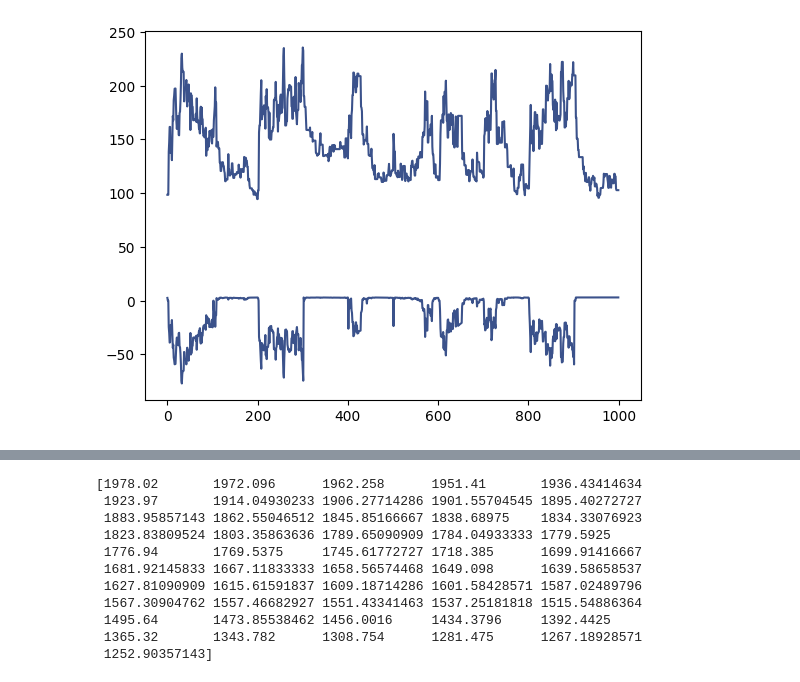
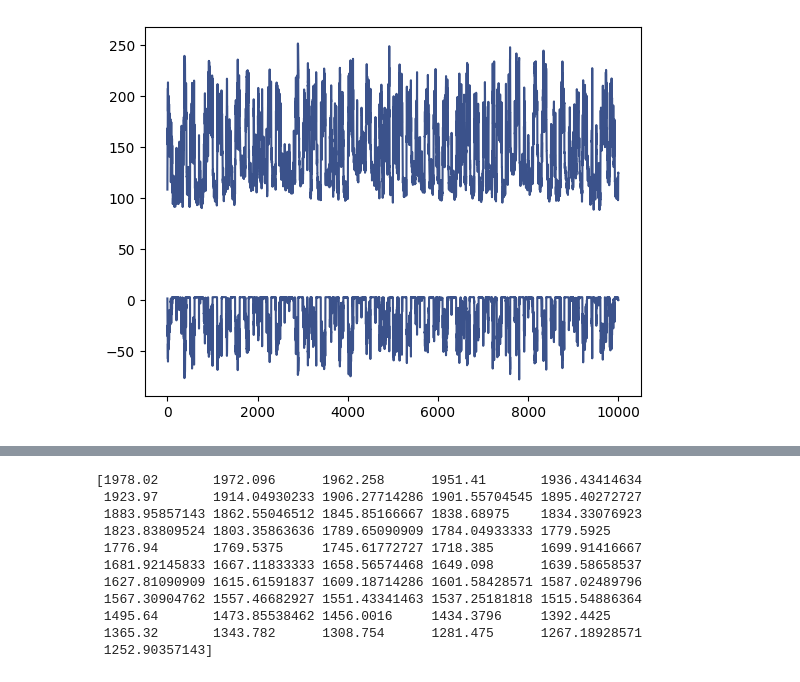
Before and after one commit to hannakjellson/Sampling-for-age-depth-modelling, a Jupyter notebook: python/src/age_depth_models/age_depth_model_OPES/plot.ipynb, the cells around one changed output, grey strips where cells are left out. Cells and saved outputs as stored; diff of their text form; code cells hidden in the pictures.

```diff
--- a/python/src/age_depth_models/age_depth_model_OPES/plot.ipynb
+++ b/python/src/age_depth_models/age_depth_model_OPES/plot.ipynb
@@ -334,14 +334,14 @@ energy_values = (base_dir / f"../../../../output/{data_name}/{mid_name}/{config_
 energy_values = np.load(energy_values)
 # %%
 plt.figure()
-for i in range(1,2):
-    plt.plot(bias_values[i,:1000], color = colors[i])
-    plt.plot(energy_values[i,:1000], color = colors[i])
+for i in range(0,1):
+    plt.plot(bias_values[i,:10000], color = colors[i])
+    plt.plot(energy_values[i,:10000], color = colors[i])
 if config["ns"]>=100000:
     plt.savefig(f"../../../../pics/{data_name}/{mid_name}/{config_str}/bias.jpg")
 plt.show()
 # %% [output]
-[figure, old version]
+[figure, new version]
 # %%
 energy_values = (base_dir / f"../../../../output/{data_name}/{mid_name}/{config_str}/energy.npy").resolve()
 energy_values = np.load(energy_values)
```
Also changed, not shown: parts of 15 cells of this notebook, 5 other files.
